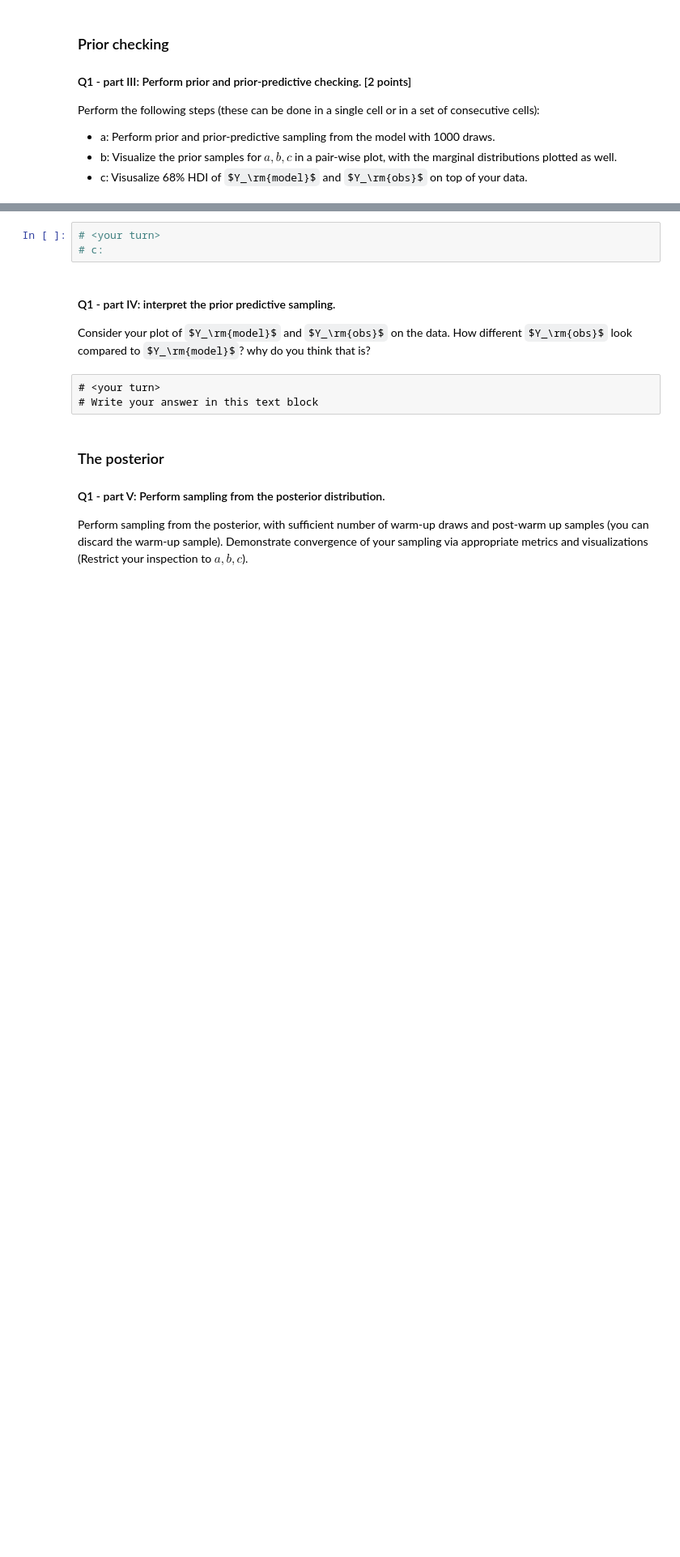
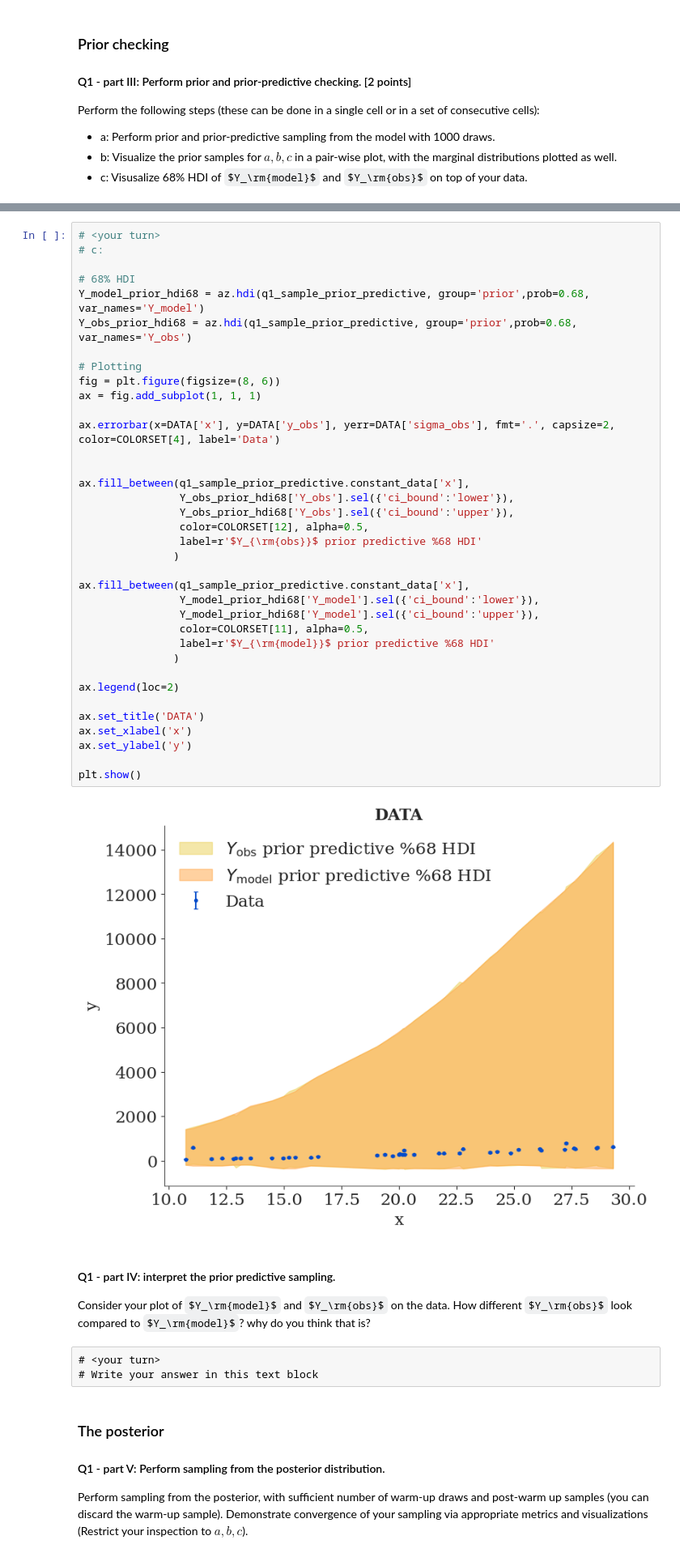
Before and after one commit to FlynnHolt/AstroStatsAssignment, a Jupyter notebook: Assignments/Assignment.ipynb, the cells around one changed output, grey strips where cells are left out. Shown at 81% size. Saved outputs shown, nothing was run; the diff lists cells and outputs as text; some formulas as TeX source; blank space fills up the shorter version.

```diff
--- a/Assignments/Assignment.ipynb
+++ b/Assignments/Assignment.ipynb
@@ -164,6 +200,41 @@ with q1_model:
 # %%
 # <your turn>
 # c:
+
+# 68% HDI
+Y_model_prior_hdi68 = az.hdi(q1_sample_prior_predictive, group='prior',prob=0.68, var_names='Y_model')
+Y_obs_prior_hdi68 = az.hdi(q1_sample_prior_predictive, group='prior',prob=0.68, var_names='Y_obs')
+
+# Plotting
+fig = plt.figure(figsize=(8, 6))
+ax = fig.add_subplot(1, 1, 1)
+
+ax.errorbar(x=DATA['x'], y=DATA['y_obs'], yerr=DATA['sigma_obs'], fmt='.', capsize=2, color=COLORSET[4], label='Data')
+
+
+ax.fill_between(q1_sample_prior_predictive.constant_data['x'],
+                Y_obs_prior_hdi68['Y_obs'].sel({'ci_bound':'lower'}),
+                Y_obs_prior_hdi68['Y_obs'].sel({'ci_bound':'upper'}),
+                color=COLORSET[12], alpha=0.5,
+                label=r'$Y_{\rm{obs}}$ prior predictive %68 HDI'
+               )
+
+ax.fill_between(q1_sample_prior_predictive.constant_data['x'],
+                Y_model_prior_hdi68['Y_model'].sel({'ci_bound':'lower'}),
+                Y_model_prior_hdi68['Y_model'].sel({'ci_bound':'upper'}),
+                color=COLORSET[11], alpha=0.5,
+                label=r'$Y_{\rm{model}}$ prior predictive %68 HDI'
+               )
+
+ax.legend(loc=2)
+
+ax.set_title('DATA')
+ax.set_xlabel('x')
+ax.set_ylabel('y')
+
+plt.show()
+# %% [output]
+[figure, added]
 # %% [markdown]
 #### Q1 - part IV: interpret the prior predictive sampling.
 
```
Also changed, not shown: parts of 5 cells of this notebook.
